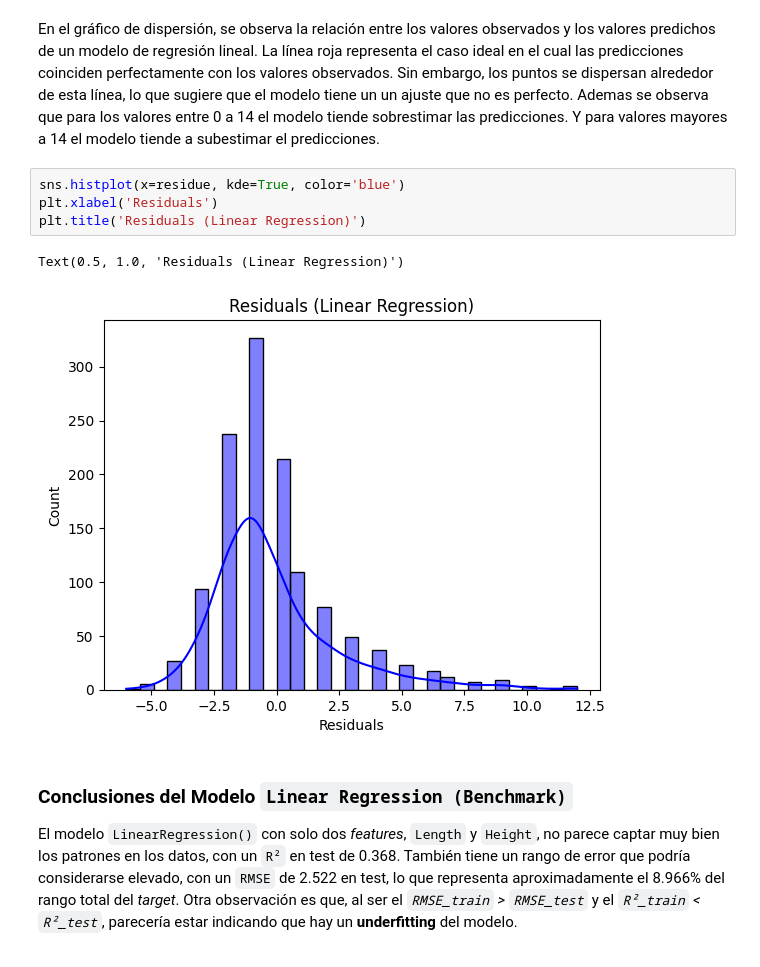
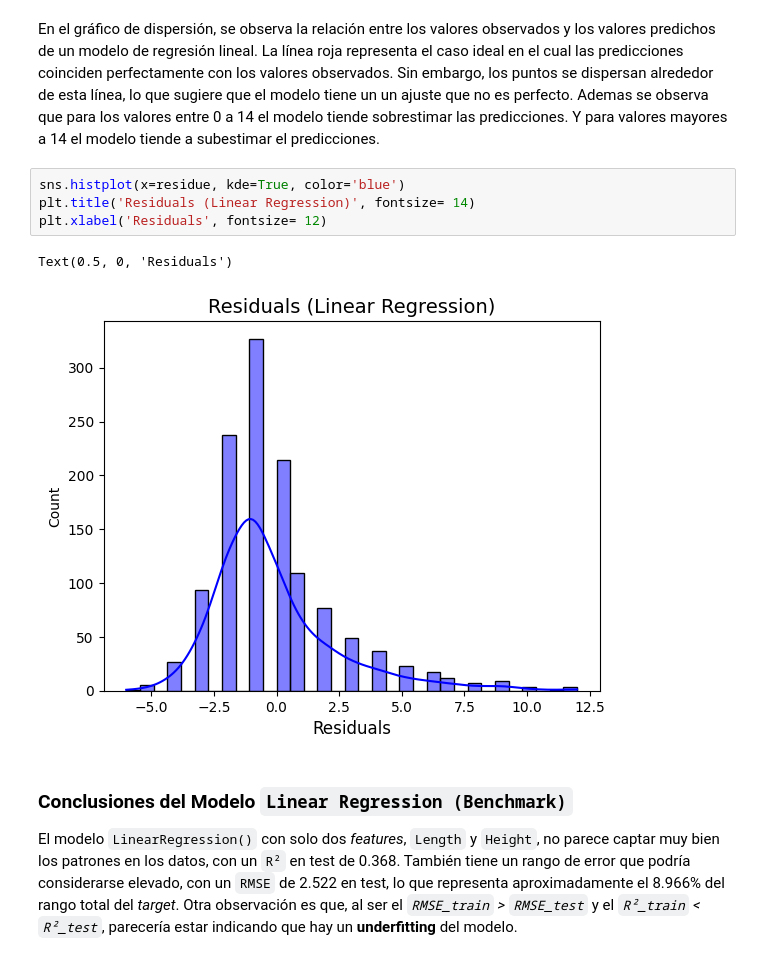
Before and after one commit to bautistaturri/EntregaIAA, a Jupyter notebook: Abalones_Entrega_Final.ipynb, the cells around one changed output. Saved outputs shown, nothing was run; the diff lists cells and outputs as text.

```diff
--- a/Abalones_Entrega_Final.ipynb
+++ b/Abalones_Entrega_Final.ipynb
@@ -216,11 +216,11 @@ Text(0, 0.5, 'Prediction')
 En el gráfico de dispersión, se observa la relación entre los valores observados y los valores predichos de un modelo de regresión lineal. La línea roja representa el caso ideal en el cual las predicciones coinciden perfectamente con los valores observados. Sin embargo, los puntos se dispersan alrededor de esta línea, lo que sugiere que el modelo tiene un un ajuste que no es perfecto. Ademas se observa que para los valores entre 0 a 14 el modelo tiende sobrestimar las predicciones. Y para valores mayores a 14 el modelo tiende a subestimar el predicciones.
 # %%
 sns.histplot(x=residue, kde=True, color='blue')
-plt.xlabel('Residuals')
-plt.title('Residuals (Linear Regression)')
+plt.title('Residuals (Linear Regression)', fontsize= 14)
+plt.xlabel('Residuals', fontsize= 12)
 # %% [output]
-Text(0.5, 1.0, 'Residuals (Linear Regression)')
+Text(0.5, 0, 'Residuals')
-[figure, old version]
+[figure, new version]
 # %% [markdown]
 ### Conclusiones del Modelo `Linear Regression (Benchmark)`
 
```
Also changed, not shown: parts of 6 cells of this notebook.
